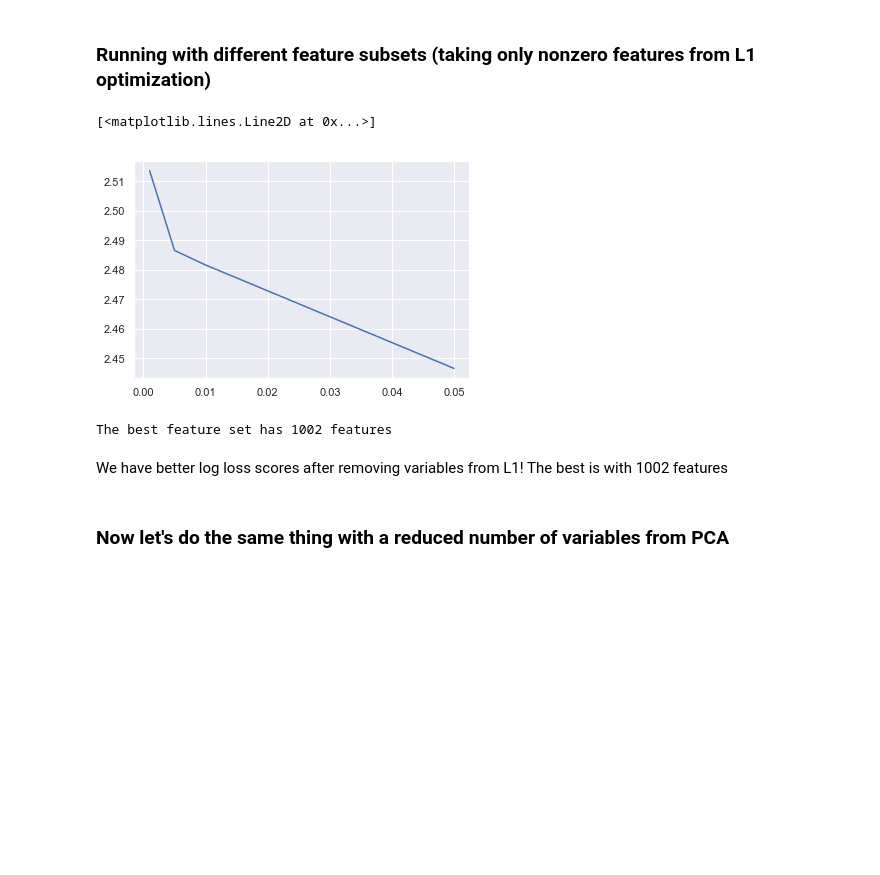
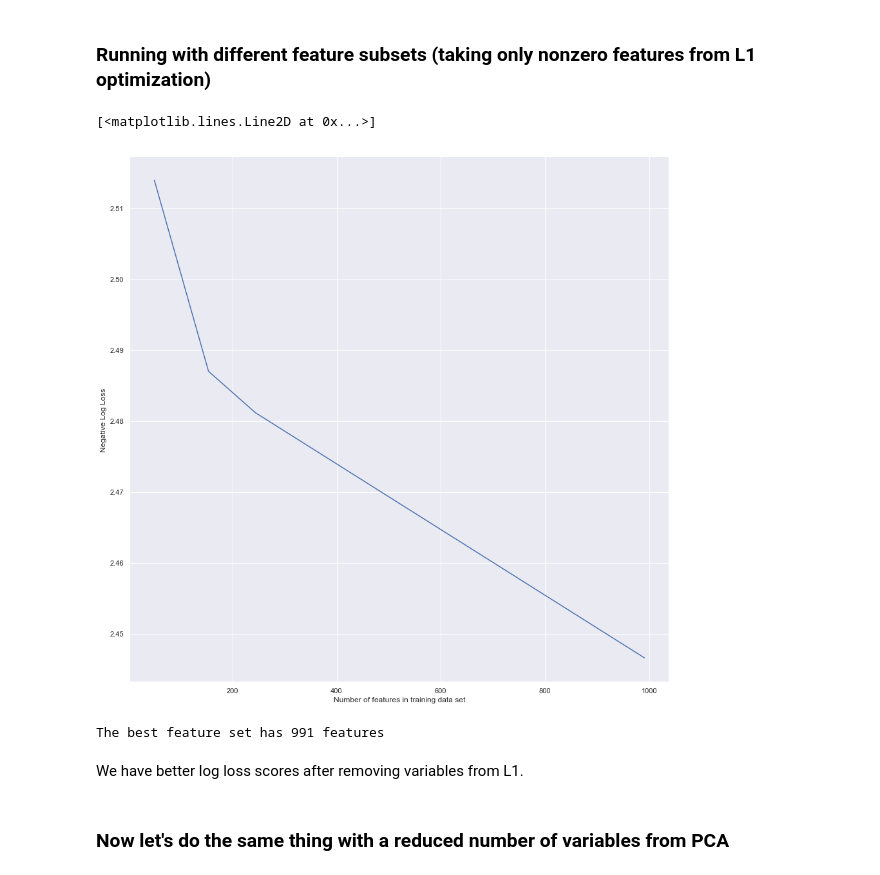
Before and after one commit to suhasgupta791/MIDS_W207_Final_Project, a Jupyter notebook: SuhasGupta_NehaKumar_SecondSubmission_finalproject.ipynb, the cells around one changed output. Cells and saved outputs as stored; diff of their text form; code cells hidden in the pictures; blank space fills up the shorter version.

```diff
--- a/SuhasGupta_NehaKumar_SecondSubmission_finalproject.ipynb
+++ b/SuhasGupta_NehaKumar_SecondSubmission_finalproject.ipynb
@@ -727,13 +727,15 @@ Shape of mini label dataset: (1000,)
 # %% [markdown]
 Generate smaller batches from random subsets of the training data and label sets to use with different classifiers. These classifiers will then be combined using a meta transformation to form the final model for our prediction problem.
 # %%
+num_of_train_batches = 4
+
 splitData = createTestTrainData(trainDataEncoded = data_train_encoded_v2,trainlabelsEncoded=labels_train_encoded_v2,
                                            mini_size = mini_dataset_size, t_size = dev_size, shuffle=shuffle)
 mini_train_data_list, mini_train_labels_list, dev_data_list, dev_labels_list = \
-                    splitData.testTrainSplitBatches(num_batches=5,mini_size=50000)
+                    splitData.testTrainSplitBatches(num_batches=num_of_train_batches,mini_size=50000)
 
 # Lets check if the splits happended correctly
 print(len(mini_train_data_list))
-for i in range(0,5):
+for i in range(0,num_of_train_batches):
     print(mini_train_data_list[i].shape)
 # %% [output]
@@ -774,3 +775,10 @@ plt.show()
 It looks like the explained variance ratio tapers off at a dimensionality greater than 150. However, there is no clear cut-off point. Let's pivot to L1 to tell us the most key features
 # %% [markdown]
 ### Cutting down our features with L1 regularization
+# %%
+c_vals = [0.001, 0.005, 0.01, 0.05, 0.1,0.5]
+cv_params = {'C': c_vals}
+
+lr_l1=LogisticRegression(penalty='l1', solver = 'saga', multi_class='auto', tol=.01,n_jobs=-1,verbose=1)
+lr_l1_cv = GridSearchCV(estimator = lr_l1, param_grid = cv_params, cv = 3, scoring = 'neg_log_loss', n_jobs = -1, verbose = 10)
+l1 = lr_l1_cv.fit(train_data_v2, train_labels_v2)
@@ -782,7 +802,7 @@ nonzero_idx_list_v1 = []
 for idx_c, c in enumerate(c_vals):
 
     # Train the linear regression model using L1 regularization
-    l1 = LogisticRegression(penalty='l1', C = c, solver = 'saga', multi_class='auto', tol=.01,n_jobs=-1,verbose=10)
+    l1 = LogisticRegression(penalty='l1', C = c, solver = 'saga', multi_class='auto', tol=.01,n_jobs=-1,verbose=1)
     l1_model = l1.fit(train_data_v2, train_labels_v2)
 
     # Get the indices of the non zero features and save them
@@ -848,7 +864,7 @@ for i in range(len(all_feature_sets_train)):
 mnb_v2 = MultinomialNB()
 alphas = {'alpha': [0.0000001, 0.000001, 0.00001, 0.0001, 0.001, 0.01, 0.1, 0.5, 1.0, 2.0, 10.0,20,50,100,500,1000]}
 # GridSearchCV uses negative log loss so it can maximize this parmater
-mnb_v2_cv = GridSearchCV(estimator = mnb_v2, param_grid = alphas, cv = 3, scoring = 'neg_log_loss', n_jobs=-1,verbose=10)
+mnb_v2_cv = GridSearchCV(estimator = mnb_v2, param_grid = alphas, cv = 3, scoring = 'neg_log_loss', n_jobs=-1,verbose=1)
 nb_v2 = mnb_v2_cv.fit(train_data_v2, train_labels_v2)
 # %% [output]
 Fitting 3 folds for each of 16 candidates, totalling 48 fits
@@ -939,24 +948,27 @@ Log loss for Multinomial Naive Bayes is 2.5638
 ### Running with different feature subsets (taking only nonzero features from L1 optimization)
 # %%
 mnb_log_losses = []
-
+num_features_list = []
 for i in range(len(nonzero_idx_list_v1)):
     mnb_v2_trim_features = MultinomialNB(alpha = best_alpha_v2)
     mnb_v2_trim_features.fit(all_feature_sets_train[i], train_labels_v2)
     mnb_log_loss = metrics.log_loss(dev_labels_v2, mnb_v2_trim_features.predict_proba(all_feature_sets_dev[i]))
     mnb_log_losses.append(mnb_log_loss)
+    num_features_list.append((nonzero_idx_list_v1[i].shape)[0])
 
-plt.plot(c_vals[:len(nonzero_idx_list_v1)], mnb_log_losses)
+plt.xlabel("Number of features in training data set")
+plt.ylabel("Negative Log Loss ")
+plt.plot(num_features_list, mnb_log_losses)
 # %% [output]
 [<matplotlib.lines.Line2D at 0x...>]
-[figure, old version]
+[figure, new version]
 # %%
 best_feature_set_idx = np.argmin(mnb_log_losses)
 print('The best feature set has', all_feature_sets_train[best_feature_set_idx].shape[1],'features')
 # %% [output]
-The best feature set has 1002 features
+The best feature set has 991 features
 # %% [markdown]
-We have better log loss scores after removing variables from L1! The best is with 1002 features
+We have better log loss scores after removing variables from L1.
 # %% [markdown]
 ### Now let's do the same thing with a reduced number of variables from PCA
 # %%
```
Also changed, not shown: parts of 12 cells of this notebook, 3 other files.
